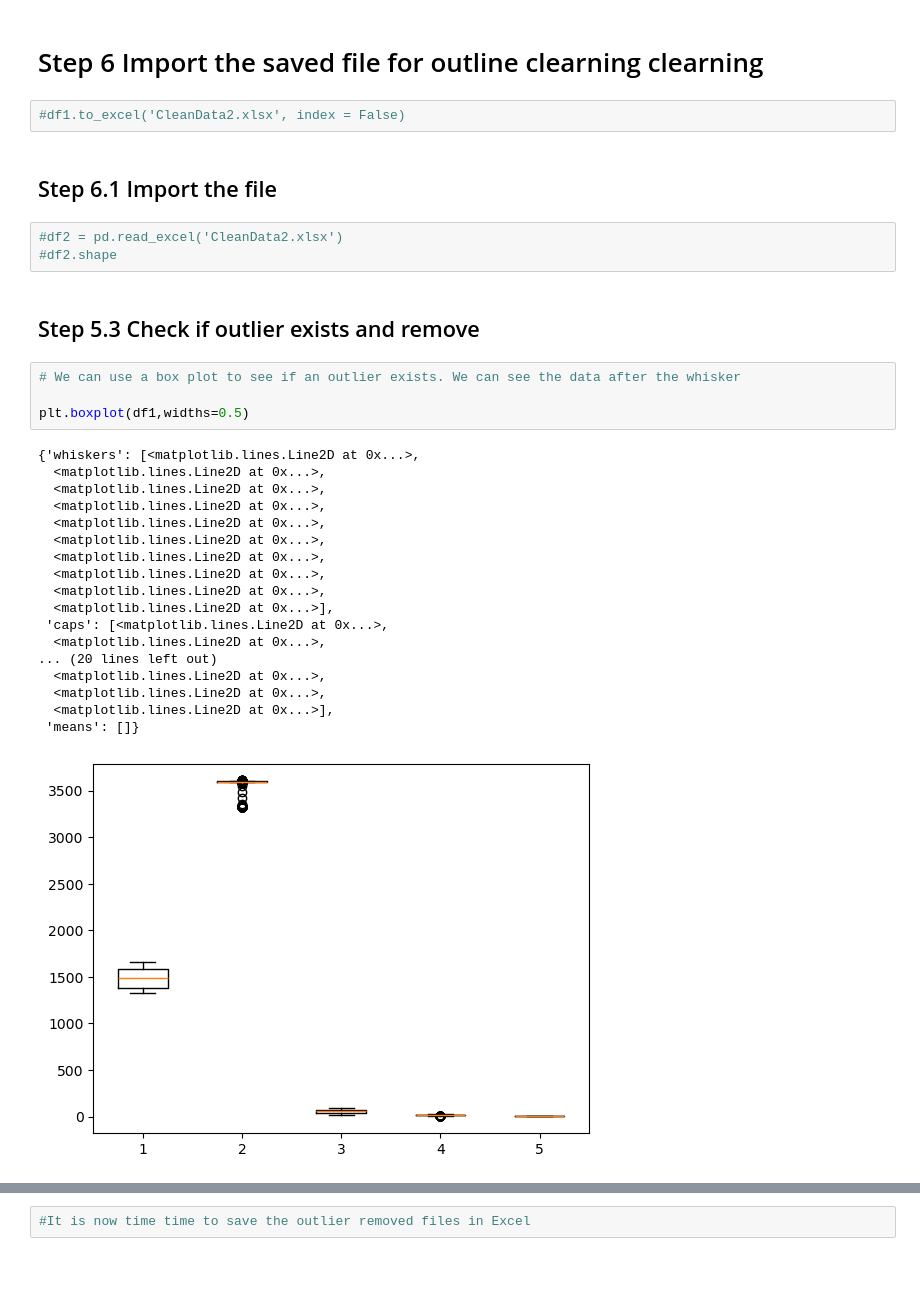
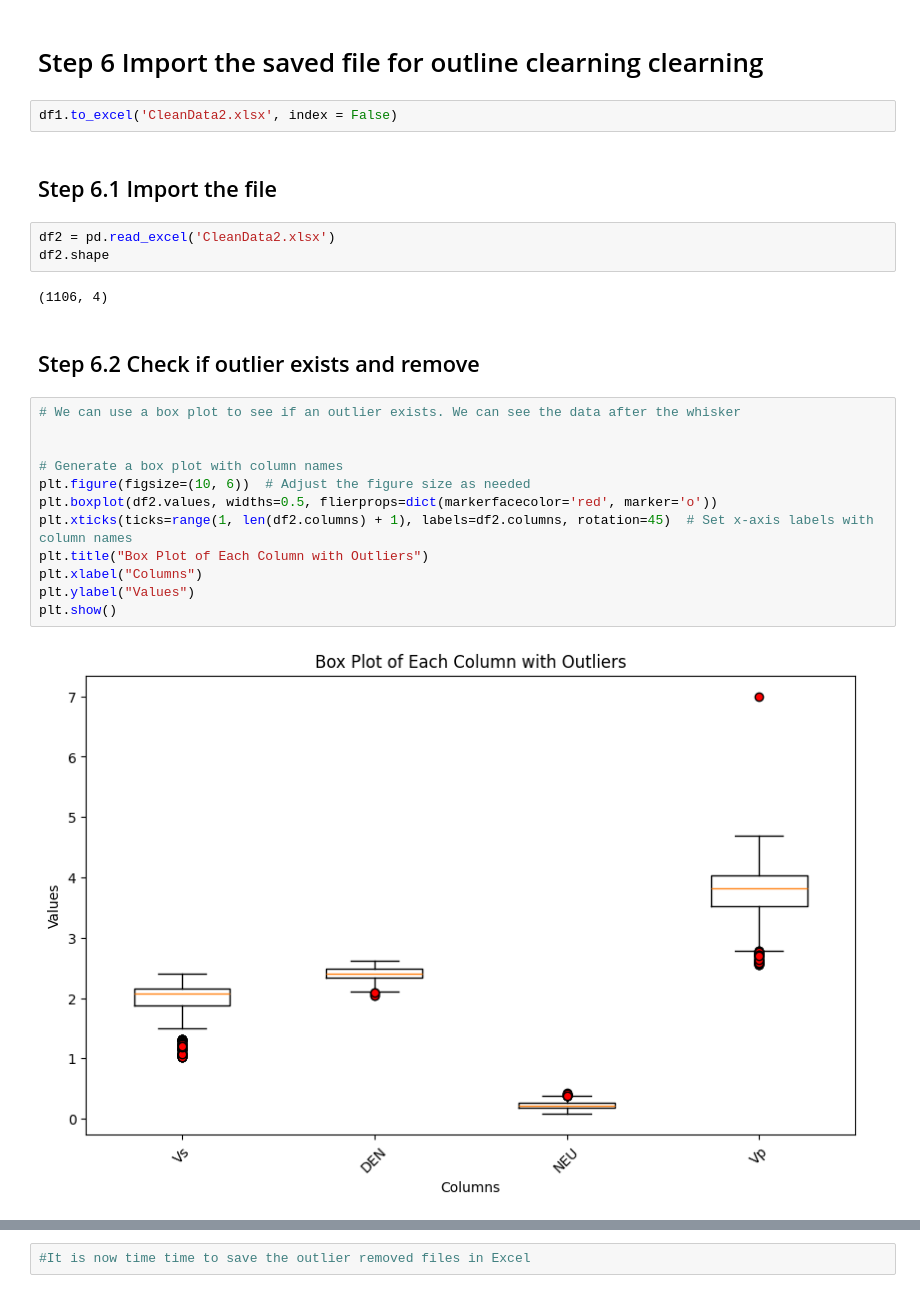
Before and after one commit to siverttilset/Project3, a Jupyter notebook: Project 3 Task 1 Data Pre-processing (DataCleaning and Feature Selection).ipynb, the cells around one changed output, grey strips where cells are left out. Drawn from its saved outputs; the diff is of its cells as text; blank space fills up the shorter version.

```diff
--- a/Project 3 Task 1 Data Pre-processing (DataCleaning and Feature Selection).ipynb
+++ b/Project 3 Task 1 Data Pre-processing (DataCleaning and Feature Selection).ipynb
@@ -375,35 +299,28 @@ memory usage: 702.2 KB
 # %% [markdown]
 # Step 6 Import the saved file for outline clearning clearning
 # %%
-#df1.to_excel('CleanData2.xlsx', index = False)
+df1.to_excel('CleanData2.xlsx', index = False)
 # %% [markdown]
 ## Step 6.1 Import the file
 # %%
-#df2 = pd.read_excel('CleanData2.xlsx')
-#df2.shape
+df2 = pd.read_excel('CleanData2.xlsx')
+df2.shape
+# %% [output]
+(1106, 4)
 # %% [markdown]
-## Step 5.3 Check if outlier exists  and remove
+## Step 6.2 Check if outlier exists  and remove
 # %%
 # We can use a box plot to see if an outlier exists. We can see the data after the whisker
 
-plt.boxplot(df1,widths=0.5)
+
+# Generate a box plot with column names
+plt.figure(figsize=(10, 6))  # Adjust the figure size as needed
+plt.boxplot(df2.values, widths=0.5, flierprops=dict(markerfacecolor='red', marker='o'))
+plt.xticks(ticks=range(1, len(df2.columns) + 1), labels=df2.columns, rotation=45)  # Set x-axis labels with column names
+plt.title("Box Plot of Each Column with Outliers")
+plt.xlabel("Columns")
+plt.ylabel("Values")
+plt.show()
 # %% [output]
-{'whiskers': [<matplotlib.lines.Line2D at 0x...>,
-  <matplotlib.lines.Line2D at 0x...>,
-  <matplotlib.lines.Line2D at 0x...>,
-  <matplotlib.lines.Line2D at 0x...>,
-  <matplotlib.lines.Line2D at 0x...>,
-  <matplotlib.lines.Line2D at 0x...>,
-  <matplotlib.lines.Line2D at 0x...>,
-  <matplotlib.lines.Line2D at 0x...>,
-  <matplotlib.lines.Line2D at 0x...>,
-  <matplotlib.lines.Line2D at 0x...>],
- 'caps': [<matplotlib.lines.Line2D at 0x...>,
-  <matplotlib.lines.Line2D at 0x...>,
-... (20 lines left out)
-  <matplotlib.lines.Line2D at 0x...>,
-  <matplotlib.lines.Line2D at 0x...>,
-  <matplotlib.lines.Line2D at 0x...>],
- 'means': []}
-[figure, old version]
+[figure, new version]
 # %%
```
Also changed, not shown: parts of 57 cells of this notebook, 1 other file.
